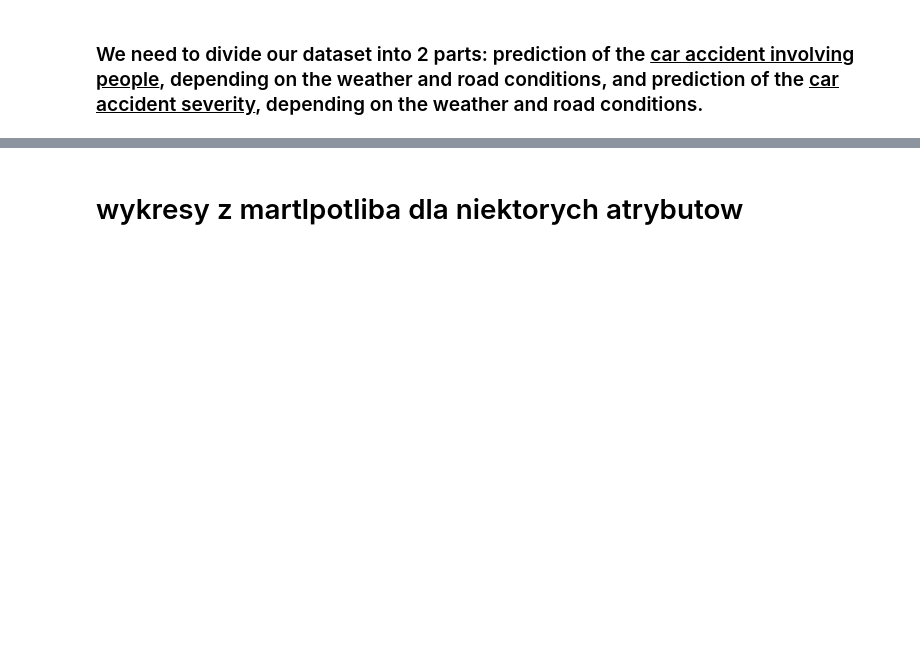
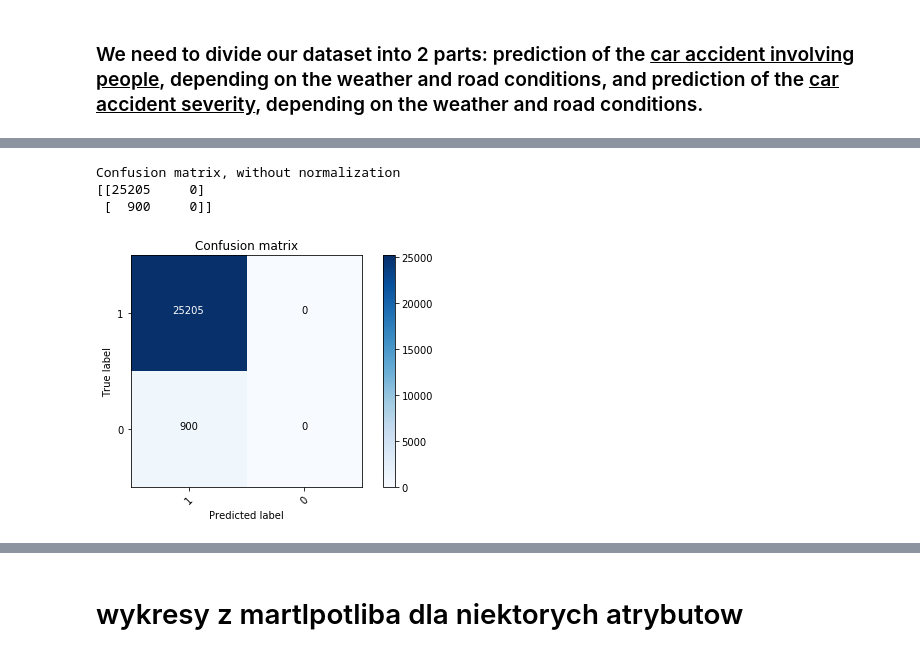
Before and after one commit to lukaszrbk/Coursera_Capstone, a Jupyter notebook: Applied Data Science Capstone Assignment.ipynb, the cells around one changed output, grey strips where cells are left out. Cells and saved outputs as stored; diff of their text form; code cells hidden in the pictures; blank space fills up the shorter version.

```diff
--- a/Applied Data Science Capstone Assignment.ipynb
+++ b/Applied Data Science Capstone Assignment.ipynb
@@ -311,0 +378,2 @@ df.head()
+# %%
+df=df.join(roadcond)
@@ -341,0 +393,10 @@ array([[-1.9191044 , -1.4933418 ,  0.62177781, -0.22775714, -0.45695435],
+# %%
+dfsev=df.loc[df['PPLINVOLVED'] == 1]
+
+Xppl=np.asarray(df[['Clear','Fog/Smog/Smoke','Raining','Snowing','ROAD_Dry','ROAD_Ice','ROAD_Snow','ROAD_Wet']])
+
+Xsev=np.asarray(dfsev[['Clear','Fog/Smog/Smoke','Raining','Snowing','ROAD_Dry','ROAD_Ice','ROAD_Snow','ROAD_Wet']])
+
+Yppl=np.asarray(df['PPLINVOLVED'])
+
+Ysev=np.asarray(dfsev['SEVERITYCODE'])
@@ -342,6 +411,6 @@ array([[-1.9191044 , -1.4933418 ,  0.62177781, -0.22775714, -0.45695435],
 # %%
 from sklearn.model_selection import train_test_split
-Xppl_train, Xppl_test, Yppl_train, Yppl_test = train_test_split( X, Yppl, test_size=0.2, random_state=4)
+Xppl_train, Xppl_test, Yppl_train, Yppl_test = train_test_split( Xppl, Yppl, test_size=0.2, random_state=4)
 print ('Train set:', Xppl_train.shape,  Yppl_train.shape)
 print ('Test set:', Xppl_test.shape,  Yppl_test.shape)
 # %% [output]
@@ -358,6 +426,6 @@ Test set: (31074, 5) (31074,)
 # %%
 from sklearn.linear_model import LogisticRegression
 from sklearn.metrics import confusion_matrix
-LR1 = LogisticRegression(C=0.01, solver='liblinear').fit(Xppl_train,Yppl_train)
+LR1 = LogisticRegression(C=0.01, solver='sag',multi_class='ovr',fit_intercept=False).fit(Xppl_train,Yppl_train)
 LR1
 # %% [output]
@@ -429,3 +497,10 @@ print(confusion_matrix(Yppl_test, yhat, labels=[1,0]))
+# %%
+plot_confusion_matrix(confusion_matrix(Yppl_test, yhat, labels=[1,0]),[1,0],normalize=False)
+# %% [output]
+Confusion matrix, without normalization
+[[25205     0]
+ [  900     0]]
+[figure, added]
 # %%
 print(confusion_matrix(Ysev_test, yhat2, labels=[1,0]))
 # %% [output]
```
Also changed, not shown: parts of 35 cells of this notebook.
